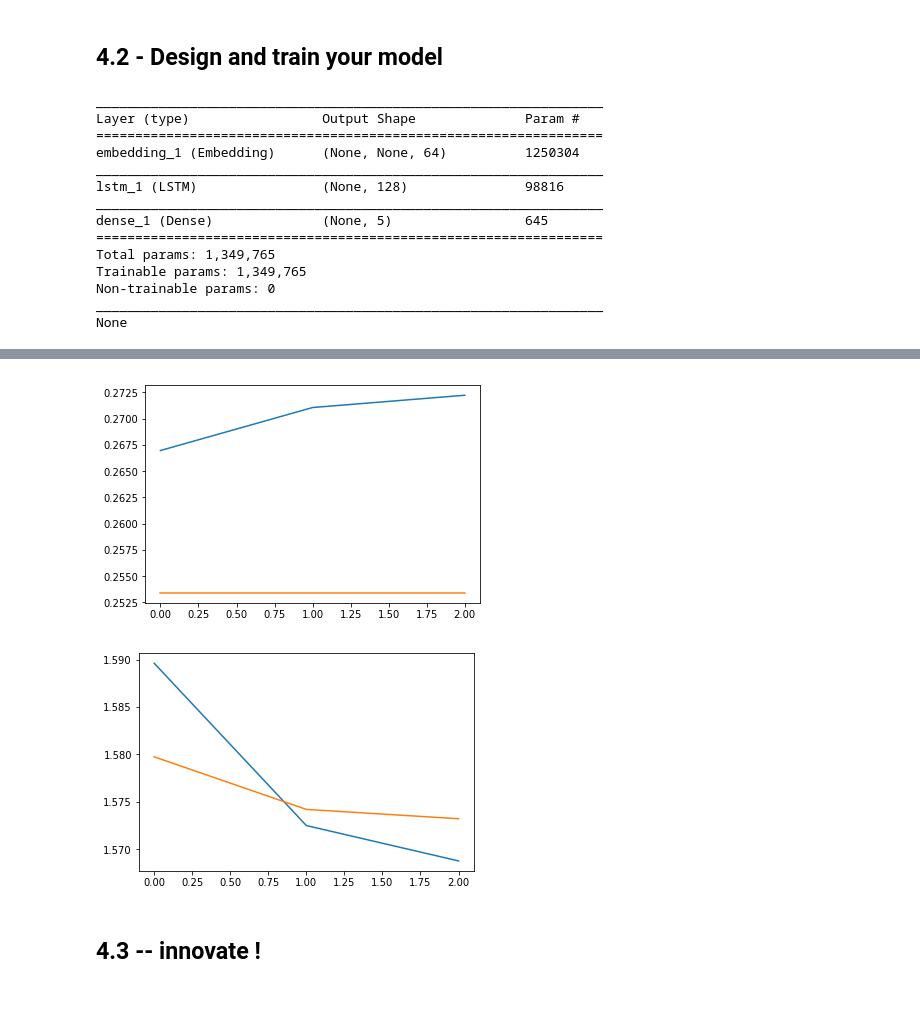
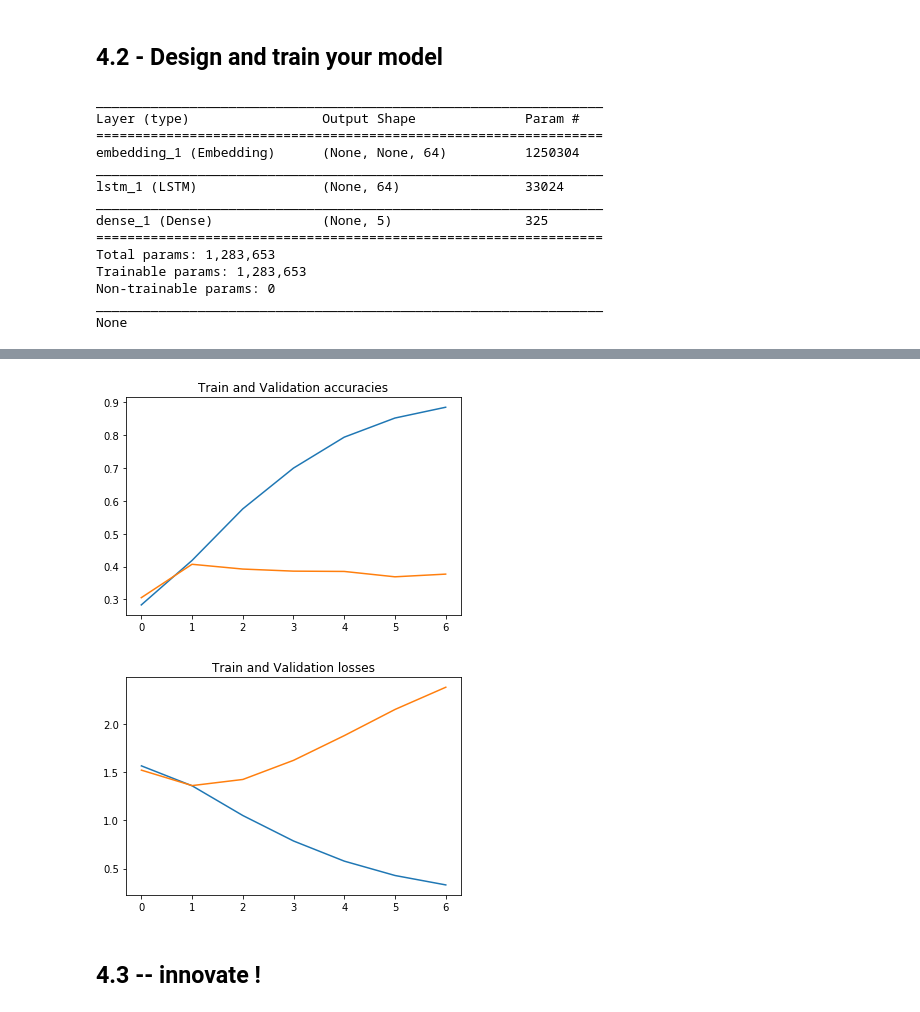
Before and after one commit to paulasquin/deep-learning-cs, a Jupyter notebook: Assignement_2/nlp_project/nlp_project.ipynb, the cells around one changed output, grey strips where cells are left out. Cells and saved outputs as stored; diff of their text form; code cells hidden in the pictures.

```diff
--- a/Assignement_2/nlp_project/nlp_project.ipynb
+++ b/Assignement_2/nlp_project/nlp_project.ipynb
@@ -511,7 +504,7 @@ from keras.models import Sequential
 from keras.layers import Embedding, LSTM, Dense, Activation
 
 embed_dim  = 64  # word embedding dimension
-nhid       = 128  # number of hidden units in the LSTM
+nhid       = 64  # number of hidden units in the LSTM
 vocab_size = len(words)  # size of the vocabulary
 n_classes  = 5
 
@@ -525,7 +518,7 @@ model.add(Dense(n_classes, activation='softmax'))
 # MODIFY CODE BELOW
 
 loss_classif     =  'categorical_crossentropy' # find the right loss for multi-class classification
-optimizer        =  'sgd' # find the right optimizer
+optimizer        =  'adam' # find the right optimizer
 metrics_classif  =  ['accuracy']
 
 # Observe how easy (but blackboxed) this is in Keras
@@ -539,12 +532,12 @@ Layer (type)                 Output Shape              Param #
 =================================================================
 embedding_1 (Embedding)      (None, None, 64)          1250304
 _________________________________________________________________
-lstm_1 (LSTM)                (None, 128)               98816
+lstm_1 (LSTM)                (None, 64)                33024
 _________________________________________________________________
-dense_1 (Dense)              (None, 5)                 645
+dense_1 (Dense)              (None, 5)                 325
 =================================================================
-Total params: 1,349,765
-Trainable params: 1,349,765
+Total params: 1,283,653
+Trainable params: 1,283,653
 Non-trainable params: 0
 _________________________________________________________________
 None
@@ -558,15 +551,17 @@ import matplotlib.pyplot as plt
 from keras.callbacks import ModelCheckpoint
 
 bs = 64
-n_epochs = 3
+n_epochs = 7
 
 history = model.fit(x_train2_pad, y_train2, batch_size=bs, nb_epoch=n_epochs, validation_data=(x_dev2_pad, y_dev2))
 plt.plot(history.history['acc'])
 plt.plot(history.history['val_acc'])
+plt.title("Train and Validation accuracies")
 plt.show()
 
 plt.plot(history.history['loss'])
 plt.plot(history.history['val_loss'])
+plt.title("Train and Validation losses")
 plt.show()
 
 # NOTE : model training are too stressfull operations for my computer which is smelling like burnt electric cables...
@@ -583,5 +586,5 @@ Epoch 3/3
-[figure, old version]
+[figure, new version]
-[figure, old version]
+[figure, new version]
 # %%
 # 7 - Generate your predictions on the test set using model.predict(x_test)
 #     https://keras.io/models/model/
```
Also changed, not shown: parts of 2 cells of this notebook.
